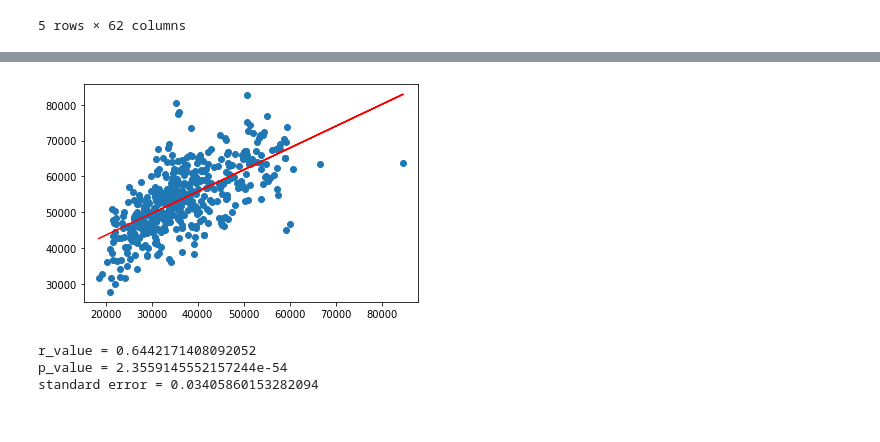
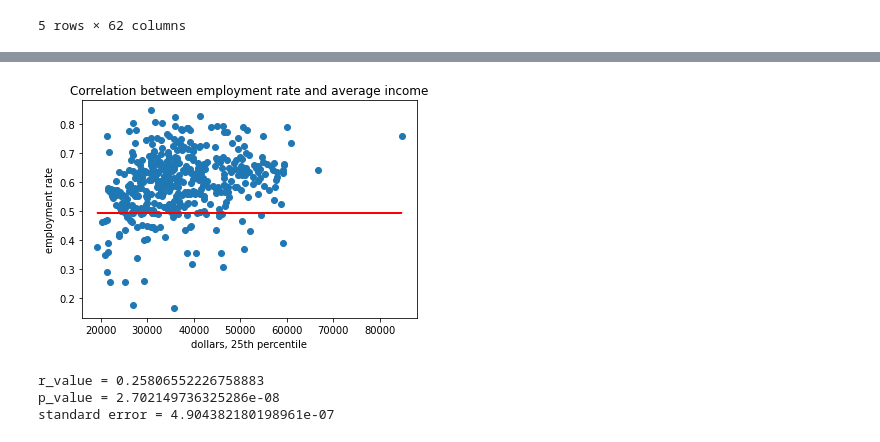
Before and after one commit to artemka169/big_data_project_1, a Jupyter notebook: main.ipynb, the cells around one changed output, grey strips where cells are left out. Drawn from its saved outputs; the diff is of its cells as text; code cells hidden in the pictures.

```diff
--- a/main.ipynb
+++ b/main.ipynb
@@ -8,7 +8,7 @@ import sys
 import numpy
 import math
 # %%
-path = "/Users/artemmoskovets/Downloads/project1-1/atlas.dta"
+path = "user_path"
 data = pd.read_stata(path)
 # %%
 data.info()
@@ -311,20 +335,24 @@ standard error = 0.03405860153282094
 # %%
-# QUESTION 7
+# QUESTION 8
+# Thanks for employment rate of 2000! Very useful!!!!!! (no)
 data_county = data[data['county'] == 75.0]
-data_county = data_county[data_county['kfr_pooled_p25'].notna() & data_county['kfr_pooled_p75'].notna()]
+data_county = data_county[data_county['emp2000'].notna() & data_county['kfr_pooled_p25'].notna()]
+emp2000 = data_county["emp2000"].to_numpy().reshape(-1, 1)
 kfr_pooled_25 = data_county["kfr_pooled_p25"].to_numpy().reshape(-1, 1)
-kfr_pooled_75 = data_county["kfr_pooled_p75"].to_numpy().reshape(-1, 1)
-linear_regressor = LinearRegression().fit(kfr_pooled_25, kfr_pooled_75)
-prediction = linear_regressor.predict(kfr_pooled_25)
-plt.scatter(kfr_pooled_25, kfr_pooled_75)
+linear_regressor = LinearRegression().fit(kfr_pooled_25, emp2000)
+prediction = linear_regressor.predict(emp2000)
+plt.scatter(kfr_pooled_25, emp2000)
 plt.plot(kfr_pooled_25, prediction, "-r")
+plt.ylabel('employment rate')
+plt.xlabel('dollars, 25th percentile')
+plt.title('Correlation between employment rate and average income')
 plt.show()
-slope, intercept, r_value, p_value, std_err = stats.linregress(data_county['kfr_pooled_p25'],data_county['kfr_pooled_p75'])
+slope, intercept, r_value, p_value, std_err = stats.linregress(data_county['kfr_pooled_p25'], data_county['emp2000'])
 print("r_value =", r_value)
 print("p_value =", p_value)
 print("standard error =", std_err)
 # %% [output]
-[figure, old version]
+[figure, new version]
-r_value = 0.6442171408092052
-p_value = 2.3559145552157244e-54
-standard error = 0.03405860153282094
+r_value = 0.25806552226758883
+p_value = 2.702149736325286e-08
+standard error = 4.904382180198961e-07
```
Also changed, not shown: parts of 10 cells of this notebook.
